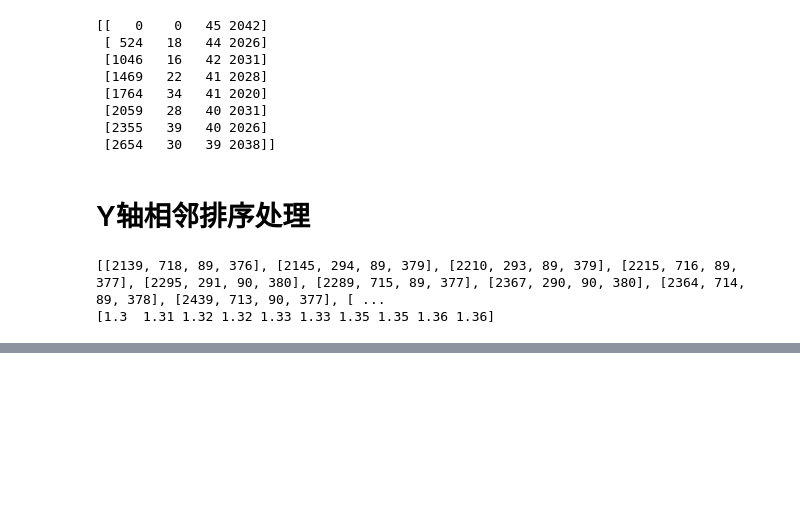
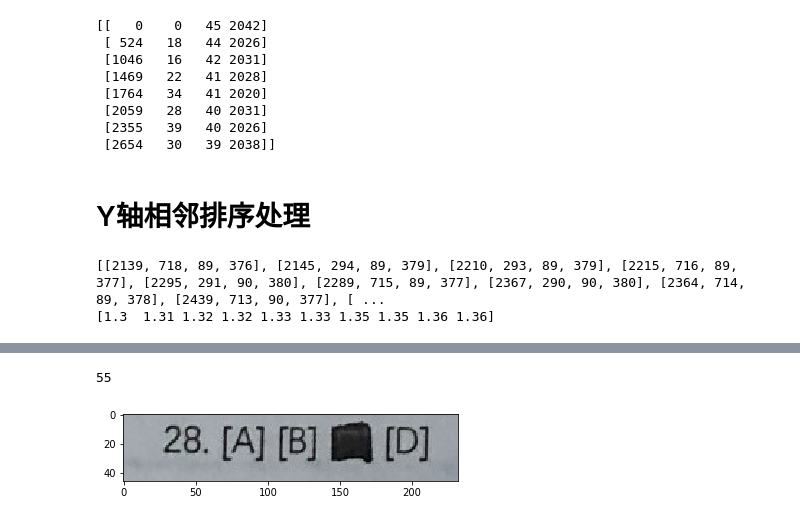
Before and after one commit to hecongziyu/myproject, a Jupyter notebook: imagehandle/试卷处理.ipynb, the cells around one changed output, grey strips where cells are left out. Cells and saved outputs as stored; diff of their text form; code cells hidden in the pictures; blank space fills up the shorter version.

```diff
--- a/imagehandle/试卷处理.ipynb
+++ b/imagehandle/试卷处理.ipynb
@@ -333,0 +364,21 @@ print(ayidx)
+# %%
+imgn = cv2.imread('d:\\iphone8p_r.jpg')
+print(len(contours))
+cnts = []
+# print(contours)
+for cnt in contours:
+    x,y,w,h = cv2.boundingRect(cnt)
+    if w > 200 and w < 2000:
+        cnts.append([x,y,w,h])
+#         cv2.rectangle(imgn,(x,y),(x+w,y+h),0,-1)
+
+x,y,w,h = cnts[1]
+crop_img = imgn[y:y+h, x:x+w]
+
+cv2.imwrite('d:\\clip.jpg',crop_img)
+plt.imshow(crop_img,'gray')
+plt.show()
+# print(cnts)
+# %% [output]
+55
+[figure, added]
```
Also changed, not shown: parts of 5 cells of this notebook.
